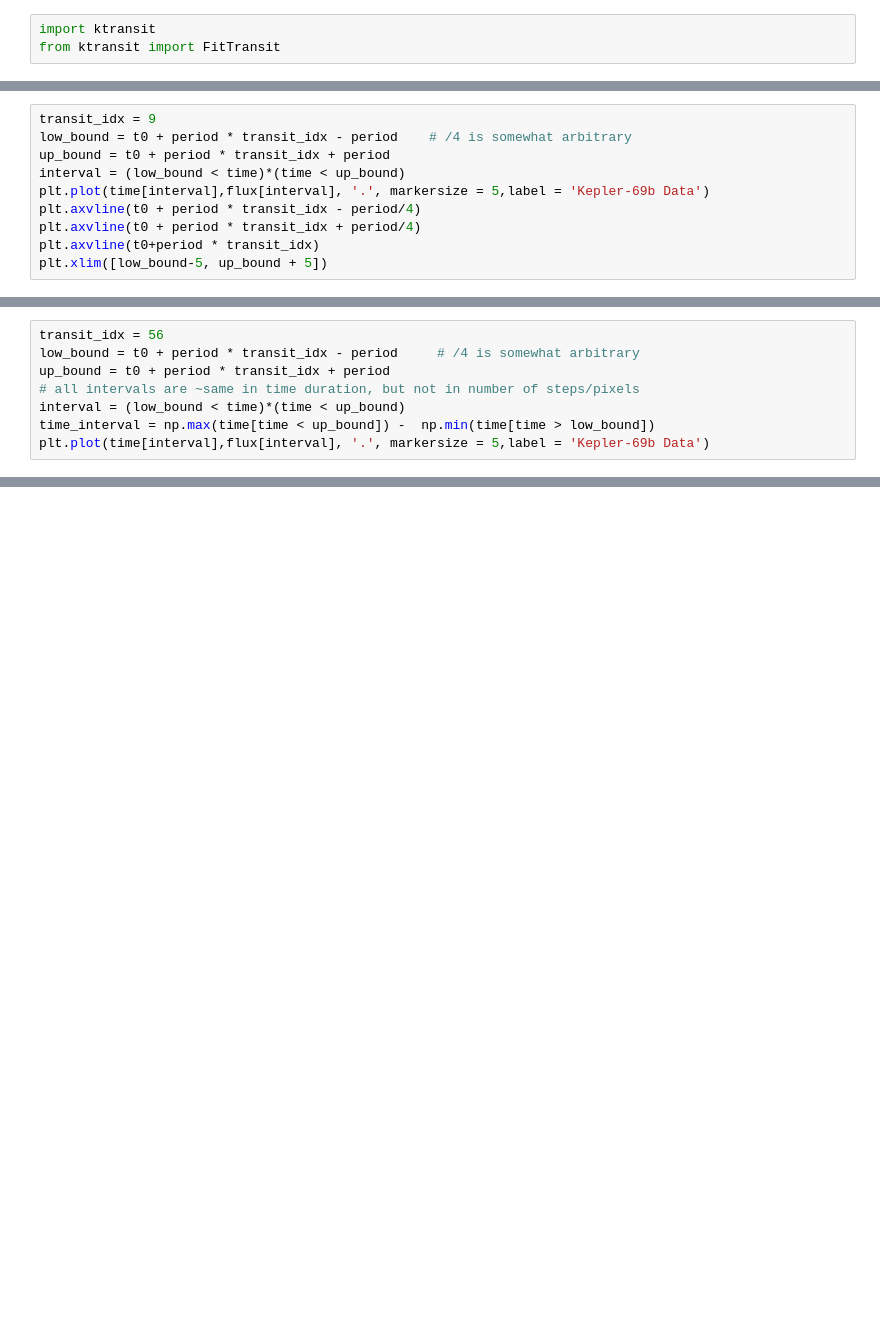
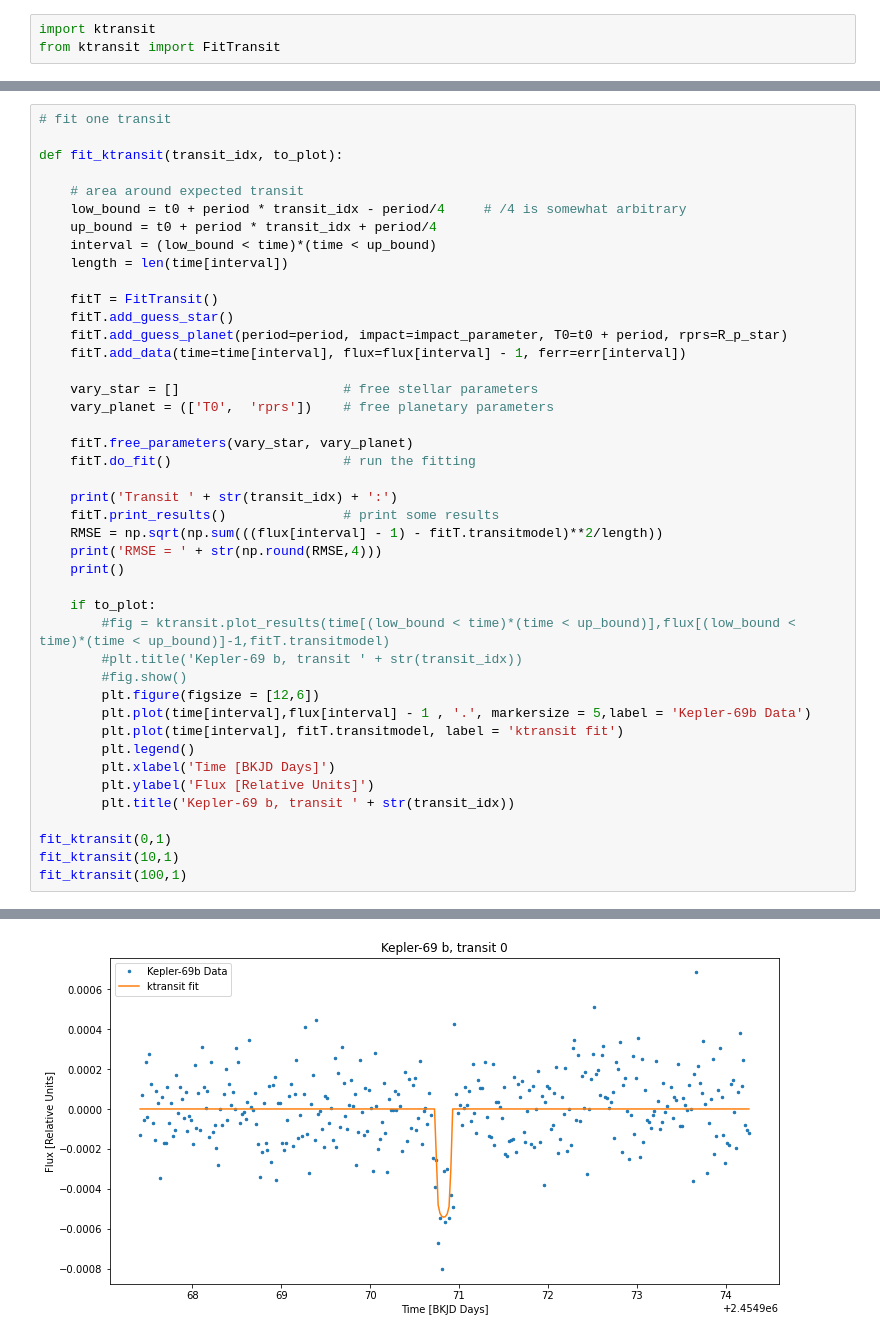
Before and after one commit to annazuckerman/transit-analysis, a Jupyter notebook: Fitting_transits.ipynb, the cells around one changed output, grey strips where cells are left out. Saved outputs shown, nothing was run; the diff lists cells and outputs as text; blank space fills up the shorter version.

```diff
--- a/Fitting_transits.ipynb
+++ b/Fitting_transits.ipynb
@@ -556,10 +158,0 @@ Text(0.5, 0.98, 'ktransit fitting')
-# %%
-transit_idx = 9
-low_bound = t0 + period * transit_idx - period    # /4 is somewhat arbitrary
-up_bound = t0 + period * transit_idx + period
-interval = (low_bound < time)*(time < up_bound)
-plt.plot(time[interval],flux[interval], '.', markersize = 5,label = 'Kepler-69b Data')
-plt.axvline(t0 + period * transit_idx - period/4)
-plt.axvline(t0 + period * transit_idx + period/4)
-plt.axvline(t0+period * transit_idx)
-plt.xlim([low_bound-5, up_bound + 5])
@@ -569,8 +158,0 @@ plt.xlim([low_bound-5, up_bound + 5])
-# %%
-transit_idx = 56
-low_bound = t0 + period * transit_idx - period     # /4 is somewhat arbitrary
-up_bound = t0 + period * transit_idx + period
-# all intervals are ~same in time duration, but not in number of steps/pixels
-interval = (low_bound < time)*(time < up_bound)
-time_interval = np.max(time[time < up_bound]) -  np.min(time[time > low_bound])
-plt.plot(time[interval],flux[interval], '.', markersize = 5,label = 'Kepler-69b Data')
@@ -579,0 +159,44 @@ plt.plot(time[interval],flux[interval], '.', markersize = 5,label = 'Kepler-69b
+# %%
+# fit one transit
+
+def fit_ktransit(transit_idx, to_plot):
+
+    # area around expected transit
+    low_bound = t0 + period * transit_idx - period/4     # /4 is somewhat arbitrary
+    up_bound = t0 + period * transit_idx + period/4
+    interval = (low_bound < time)*(time < up_bound)
+    length = len(time[interval])
+
+    fitT = FitTransit()
+    fitT.add_guess_star()
+    fitT.add_guess_planet(period=period, impact=impact_parameter, T0=t0 + period, rprs=R_p_star)
+    fitT.add_data(time=time[interval], flux=flux[interval] - 1, ferr=err[interval])
+
+    vary_star = []                     # free stellar parameters
+    vary_planet = (['T0',  'rprs'])    # free planetary parameters
+
+    fitT.free_parameters(vary_star, vary_planet)
+    fitT.do_fit()                      # run the fitting
+
+    print('Transit ' + str(transit_idx) + ':')
+    fitT.print_results()               # print some results
+    RMSE = np.sqrt(np.sum(((flux[interval] - 1) - fitT.transitmodel)**2/length))
+    print('RMSE = ' + str(np.round(RMSE,4)))
+    print()
+
+    if to_plot:
+        #fig = ktransit.plot_results(time[(low_bound < time)*(time < up_bound)],flux[(low_bound < time)*(time < up_bound)]-1,fitT.transitmodel)
+        #plt.title('Kepler-69 b, transit ' + str(transit_idx))
+        #fig.show()
+        plt.figure(figsize = [12,6])
+        plt.plot(time[interval],flux[interval] - 1 , '.', markersize = 5,label = 'Kepler-69b Data')
+        plt.plot(time[interval], fitT.transitmodel, label = 'ktransit fit')
+        plt.legend()
+        plt.xlabel('Time [BKJD Days]')
+        plt.ylabel('Flux [Relative Units]')
+        plt.title('Kepler-69 b, transit ' + str(transit_idx))
+
+fit_ktransit(0,1)
+fit_ktransit(10,1)
+fit_ktransit(100,1)
+# %% [output]
@@ -579,0 +220 @@ plt.plot(time[interval],flux[interval], '.', markersize = 5,label = 'Kepler-69b
+[figure, added]
```
Also changed, not shown: parts of 21 cells of this notebook.
